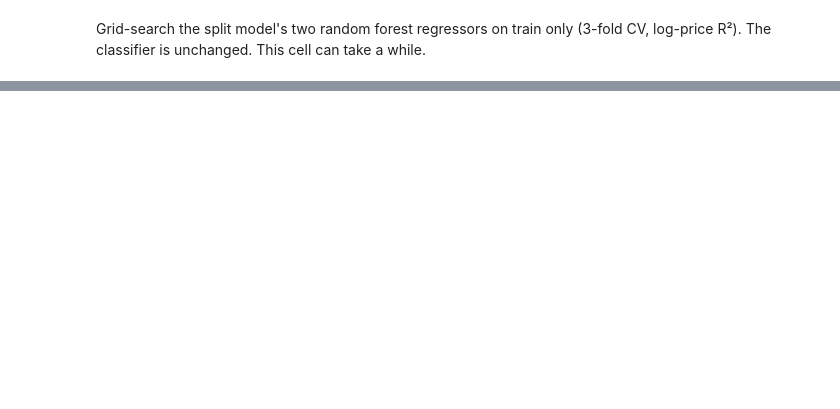
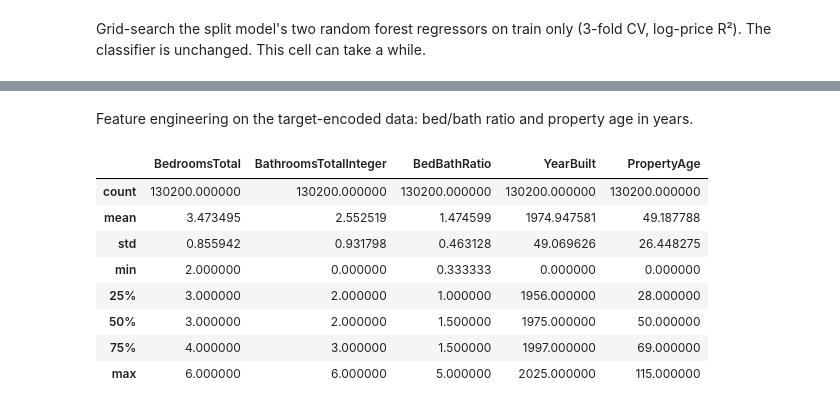
Before and after one commit to JustSahil-S/IDX-Exchange-Data-Science, a Jupyter notebook: 04_model_comparison.ipynb, the cells around one changed output, grey strips where cells are left out. Saved outputs shown, nothing was run; the diff lists cells and outputs as text; code cells hidden in the pictures; blank space fills up the shorter version.

Commit message:
added feature engineering to 04 notebook as well as general model comparison with baseline regression tree

```diff
--- a/04_model_comparison.ipynb
+++ b/04_model_comparison.ipynb
@@ -224,0 +256,24 @@ print("test R^2:", r2_score(y_test_te[high_test], y_pred_split[high_test]))
+# %% [markdown]
+Feature engineering on the target-encoded data: bed/bath ratio and property age in years.
+# %%
+REFERENCE_YEAR = 2025
+
+baths = df_te["BathroomsTotalInteger"].replace(0, np.nan)
+df_te["BedBathRatio"] = df_te["BedroomsTotal"] / baths
+df_te["BedBathRatio"] = df_te["BedBathRatio"].fillna(df_te["BedBathRatio"].median())
+
+year_built = df_te["YearBuilt"].where(df_te["YearBuilt_missing"] == 0)
+df_te["PropertyAge"] = (REFERENCE_YEAR - year_built).clip(lower=0)
+df_te["PropertyAge"] = df_te["PropertyAge"].fillna(df_te["PropertyAge"].median())
+
+df_te[["BedroomsTotal", "BathroomsTotalInteger", "BedBathRatio", "YearBuilt", "PropertyAge"]].describe()
+# %% [output]
+|  | BedroomsTotal | BathroomsTotalInteger | BedBathRatio | YearBuilt | PropertyAge |
+| count | 130200.000000 | 130200.000000 | 130200.000000 | 130200.000000 | 130200.000000 |
+| mean | 3.473495 | 2.552519 | 1.474599 | 1974.947581 | 49.187788 |
+| std | 0.855942 | 0.931798 | 0.463128 | 49.069626 | 26.448275 |
+| min | 2.000000 | 0.000000 | 0.333333 | 0.000000 | 0.000000 |
+| 25% | 3.000000 | 2.000000 | 1.000000 | 1956.000000 | 28.000000 |
+| 50% | 3.000000 | 2.000000 | 1.500000 | 1975.000000 | 50.000000 |
+| 75% | 4.000000 | 3.000000 | 1.500000 | 1997.000000 | 69.000000 |
+| max | 6.000000 | 6.000000 | 5.000000 | 2025.000000 | 115.000000 |
```
Also changed, not shown: parts of 17 cells of this notebook, 2 other files.
